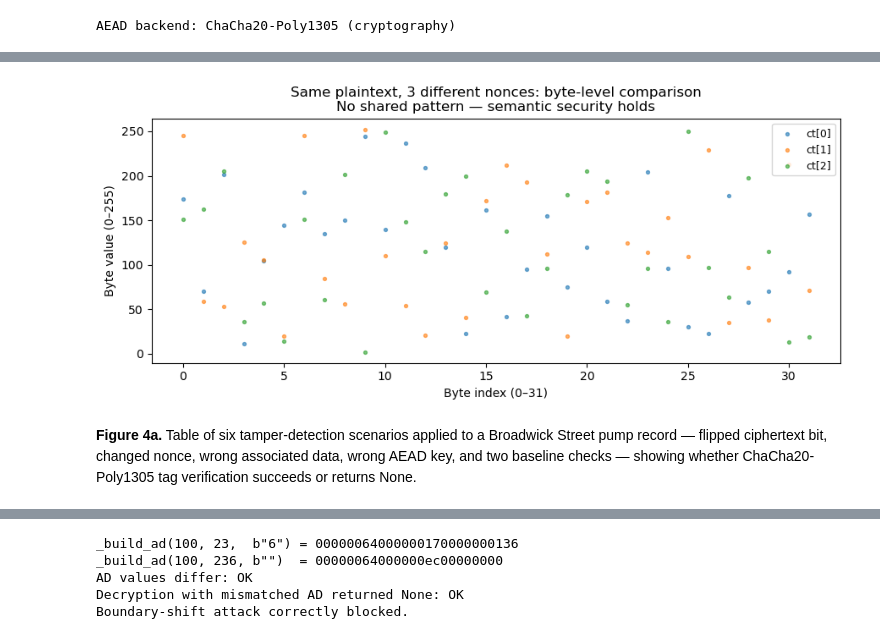
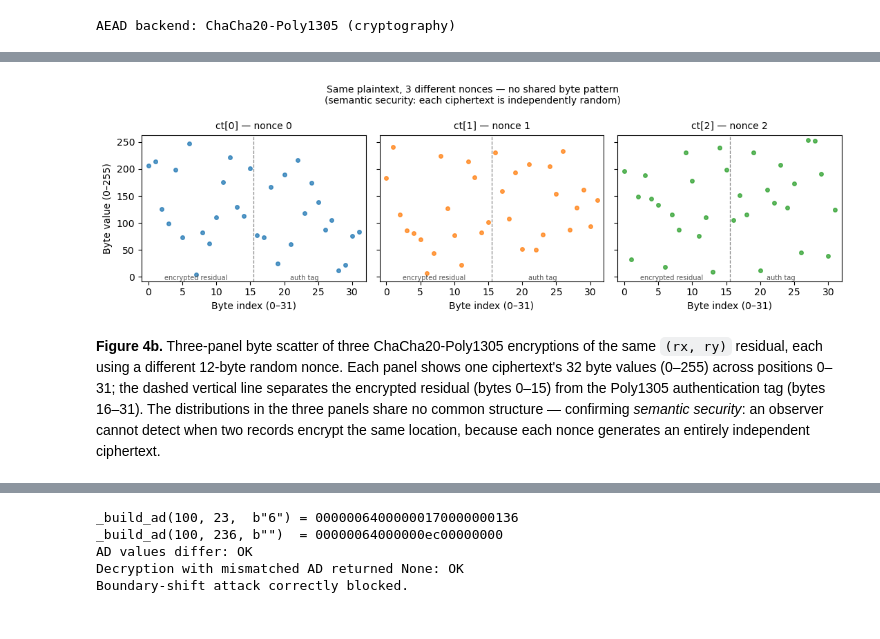
Before and after one commit to PHI-Case-Studies/2026-Map-Encryption-Library, a Jupyter notebook: 04-residual-encryption-aead.ipynb, the cells around one changed output, grey strips where cells are left out. Cells and saved outputs as stored; diff of their text form; code cells hidden in the pictures.

```diff
--- a/04-residual-encryption-aead.ipynb
+++ b/04-residual-encryption-aead.ipynb
@@ -123,42 +248,39 @@ print('Same plaintext + 3 fresh nonces -> 3 independent ciphertexts (semantic se
 All 3 decrypt correctly.
 Same plaintext + 3 fresh nonces -> 3 independent ciphertexts (semantic security).
 # %%
-import pandas as pd
 import matplotlib.pyplot as plt
 
-# ── Build a flat table of (byte position, byte value) for all three ciphertexts ─
-# Each ciphertext is 32 bytes: 16 bytes of encrypted residual + 16-byte auth tag.
-# By plotting every byte value against its position, we can visually confirm that
-# three encryptions of the same location produce three completely unrelated byte
-# patterns — no alignment, no shared structure — even though the underlying
-# (rx, ry) values are identical. This is the visual proof of semantic security.
-rows = []
-for cid, ct in enumerate(ciphertexts):        # cid = 0, 1, 2 (one per nonce)
-    for bidx, bval in enumerate(ct):          # bidx = byte position 0–31
-        rows.append({'byte_index': bidx,
-                     'value':      bval,       # raw byte value 0–255
-                     'ciphertext_id': f'ct[{cid}]'})
+# Three panels: one per ciphertext. Same axes (sharey) so byte-value distributions
+# can be compared at a glance. The dashed vertical line separates the encrypted
+# residual (bytes 0-15) from the Poly1305 authentication tag (bytes 16-31).
+# Seeing three independently scattered clouds with no shared structure is the
+# visual proof of semantic security.
 
-df_bytes = pd.DataFrame(rows)
+colors = ['#1f77b4', '#ff7f0e', '#2ca02c']
+nonce_labels = [f'ct[{i}] — nonce {i}' for i in range(3)]
 
-colors = {'ct[0]': '#1f77b4', 'ct[1]': '#ff7f0e', 'ct[2]': '#2ca02c'}
-fig, ax = plt.subplots(figsize=(9, 4))
+fig, axes = plt.subplots(1, 3, figsize=(11, 3.5), sharey=True)
 
-for label, grp in df_bytes.groupby('ciphertext_id'):
-    ax.scatter(grp['byte_index'], grp['value'], label=label,
-               color=colors[label], alpha=0.6, s=8)
+for ax, ct, color, label in zip(axes, ciphertexts, colors, nonce_labels):
+    ax.scatter(range(len(ct)), list(ct), color=color, alpha=0.75, s=16)
+    ax.axvline(15.5, color='#888888', linewidth=0.9, linestyle='--')
+    ax.set_title(label, fontsize=10)
+    ax.set_xlabel('Byte index (0–31)')
+    ax.set_xlim(-1, 32)
+    ax.set_ylim(-8, 263)
+    ax.text(7,  -6, 'encrypted residual', ha='center', fontsize=7, color='#555555')
+    ax.text(23, -6, 'auth tag',           ha='center', fontsize=7, color='#555555')
 
-ax.set_xlabel('Byte index (0–31)')
-ax.set_ylabel('Byte value (0–255)')
-ax.set_title('Same plaintext, 3 different nonces: byte-level comparison\n'
-             'No shared pattern — semantic security holds')
-ax.legend(loc='upper right', fontsize=9)
+axes[0].set_ylabel('Byte value (0–255)')
+fig.suptitle('Same plaintext, 3 different nonces — no shared byte pattern\n'
+             '(semantic security: each ciphertext is independently random)',
+             fontsize=10)
 plt.tight_layout()
 plt.show()
 # %% [output]
-[figure, old version]
+[figure, new version]
 # %% [markdown]
-**Figure 4a.** Table of six tamper-detection scenarios applied to a Broadwick Street pump record — flipped ciphertext bit, changed nonce, wrong associated data, wrong AEAD key, and two baseline checks — showing whether ChaCha20-Poly1305 tag verification succeeds or returns None.
+**Figure 4b.** Three-panel byte scatter of three ChaCha20-Poly1305 encryptions of the same `(rx, ry)` residual, each using a different 12-byte random nonce. Each panel shows one ciphertext's 32 byte values (0–255) across positions 0–31; the dashed vertical line separates the encrypted residual (bytes 0–15) from the Poly1305 authentication tag (bytes 16–31). The distributions in the three panels share no common structure — confirming *semantic security*: an observer cannot detect when two records encrypt the same location, because each nonce generates an entirely independent ciphertext.
 # %% [markdown]
 ## Associated Data Construction
 
```
Also changed, not shown: parts of 6 cells of this notebook, 2 other files.
